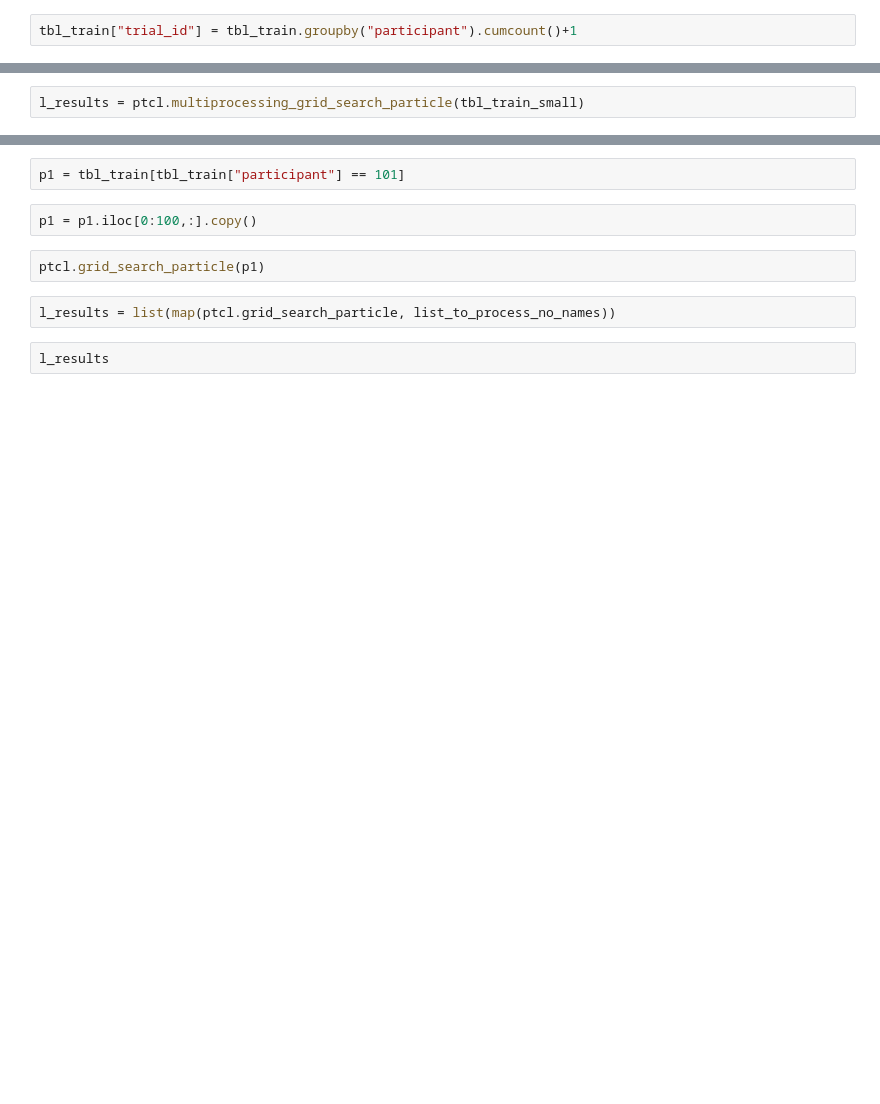
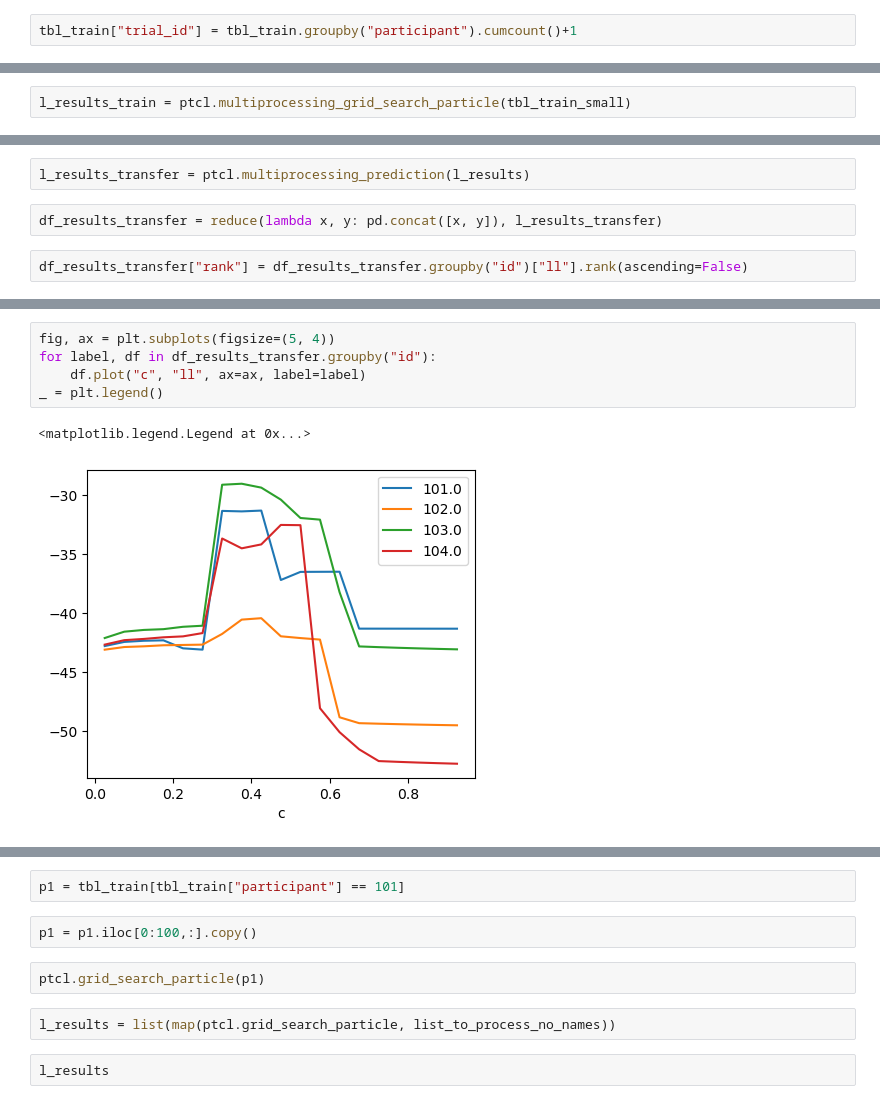
Before and after one commit to MirkoTh/Rational-Models-of-Categorization, a Jupyter notebook: particle-filter-rational-categorization.ipynb, the cells around one changed output, grey strips where cells are left out. Cells and saved outputs as stored; diff of their text form; blank space fills up the shorter version.

Commit message:
notebook with grid search on c parameter using train and transfer data

```diff
--- a/particle-filter-rational-categorization.ipynb
+++ b/particle-filter-rational-categorization.ipynb
@@ -107,2 +95,2 @@ tbl_train_small = tbl_train[tbl_train["trial_id"] < 50].copy()
 # %%
-l_results = ptcl.multiprocessing_grid_search_particle(tbl_train_small)
+l_results_train = ptcl.multiprocessing_grid_search_particle(tbl_train_small)
@@ -108,0 +104,6 @@ l_results = ptcl.multiprocessing_grid_search_particle(tbl_train_small)
+# %%
+l_results_transfer = ptcl.multiprocessing_prediction(l_results)
+# %%
+df_results_transfer = reduce(lambda x, y: pd.concat([x, y]), l_results_transfer)
+# %%
+df_results_transfer["rank"] = df_results_transfer.groupby("id")["ll"].rank(ascending=False)
@@ -108,0 +118,8 @@ l_results = ptcl.multiprocessing_grid_search_particle(tbl_train_small)
+# %%
+fig, ax = plt.subplots(figsize=(5, 4))
+for label, df in df_results_transfer.groupby("id"):
+    df.plot("c", "ll", ax=ax, label=label)
+_ = plt.legend()
+# %% [output]
+<matplotlib.legend.Legend at 0x...>
+[figure, added]
```
Also changed, not shown: parts of 51 cells of this notebook.
